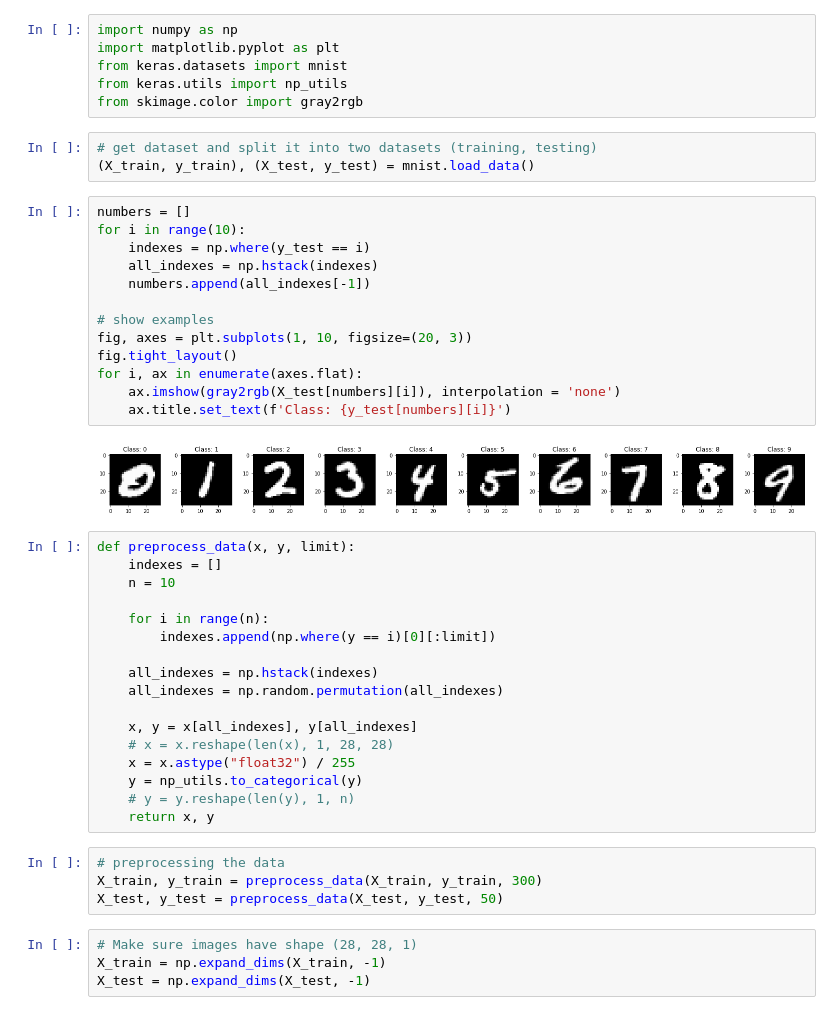
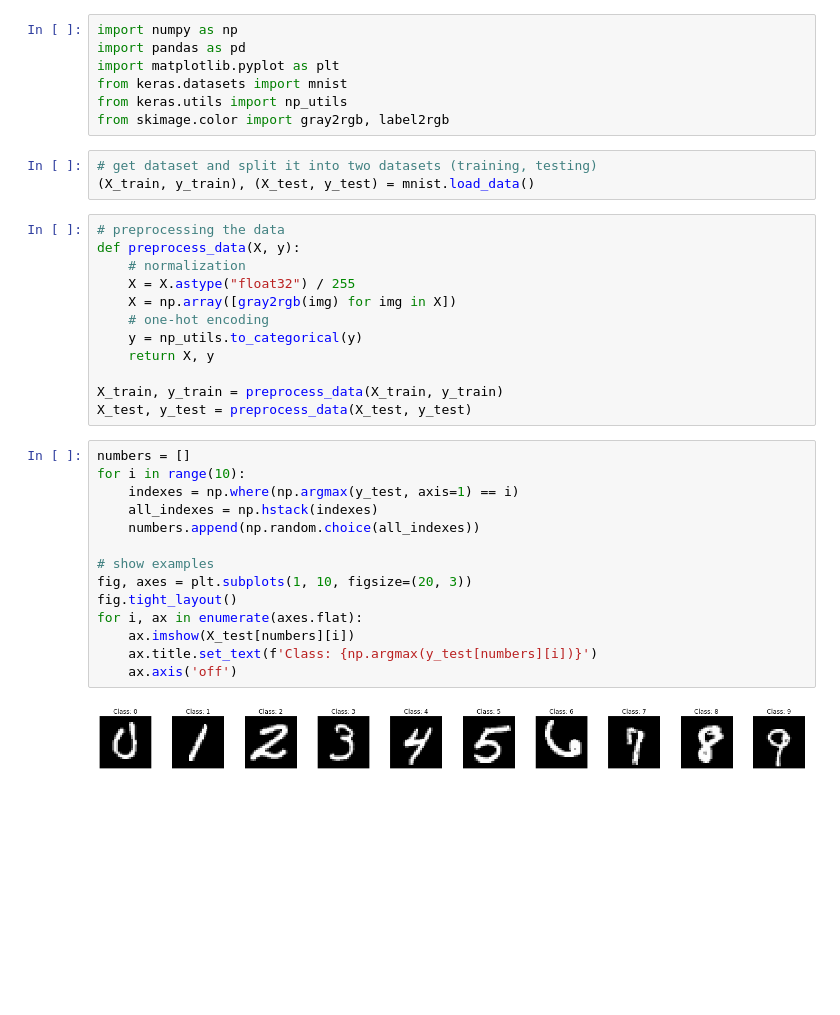
Before and after one commit to medso0018/ExplainML, a Jupyter notebook: notebooks/image.ipynb, the cells around one changed output. Drawn from its saved outputs; the diff is of its cells as text; blank space fills up the shorter version.

Commit message:
image explanation

```diff
--- a/notebooks/image.ipynb
+++ b/notebooks/image.ipynb
@@ -1,52 +1,41 @@
 # %%
 import numpy as np
+import pandas as pd
 import matplotlib.pyplot as plt
 from keras.datasets import mnist
 from keras.utils import np_utils
-from skimage.color import gray2rgb
+from skimage.color import gray2rgb, label2rgb
 # %%
 # get dataset and split it into two datasets (training, testing)
 (X_train, y_train), (X_test, y_test) = mnist.load_data()
+# %%
+# preprocessing the data
+def preprocess_data(X, y):
+    # normalization
+    X = X.astype("float32") / 255
+    X = np.array([gray2rgb(img) for img in X])
+    # one-hot encoding
+    y = np_utils.to_categorical(y)
+    return X, y
+
+X_train, y_train = preprocess_data(X_train, y_train)
+X_test, y_test = preprocess_data(X_test, y_test)
 # %%
 numbers = []
 for i in range(10):
-    indexes = np.where(y_test == i)
+    indexes = np.where(np.argmax(y_test, axis=1) == i)
     all_indexes = np.hstack(indexes)
-    numbers.append(all_indexes[-1])
+    numbers.append(np.random.choice(all_indexes))
 
 # show examples
 fig, axes = plt.subplots(1, 10, figsize=(20, 3))
 fig.tight_layout()
 for i, ax in enumerate(axes.flat):
-    ax.imshow(gray2rgb(X_test[numbers][i]), interpolation = 'none')
-    ax.title.set_text(f'Class: {y_test[numbers][i]}')
+    ax.imshow(X_test[numbers][i])
+    ax.title.set_text(f'Class: {np.argmax(y_test[numbers][i])}')
+    ax.axis('off')
 # %% [output]
-[figure, old version]
+[figure, new version]
-# %%
-def preprocess_data(x, y, limit):
-    indexes = []
-    n = 10
-
-    for i in range(n):
-        indexes.append(np.where(y == i)[0][:limit])
-
-    all_indexes = np.hstack(indexes)
-    all_indexes = np.random.permutation(all_indexes)
-
-    x, y = x[all_indexes], y[all_indexes]
-    # x = x.reshape(len(x), 1, 28, 28)
-    x = x.astype("float32") / 255
-    y = np_utils.to_categorical(y)
-    # y = y.reshape(len(y), 1, n)
-    return x, y
-# %%
-# preprocessing the data
-X_train, y_train = preprocess_data(X_train, y_train, 300)
-X_test, y_test = preprocess_data(X_test, y_test, 50)
-# %%
-# Make sure images have shape (28, 28, 1)
-X_train = np.expand_dims(X_train, -1)
-X_test = np.expand_dims(X_test, -1)
 # %%
 print("x_train shape:", X_train.shape)
 print(X_train.shape[0], "train samples")
```
Also changed, not shown: parts of 10 cells of this notebook.
